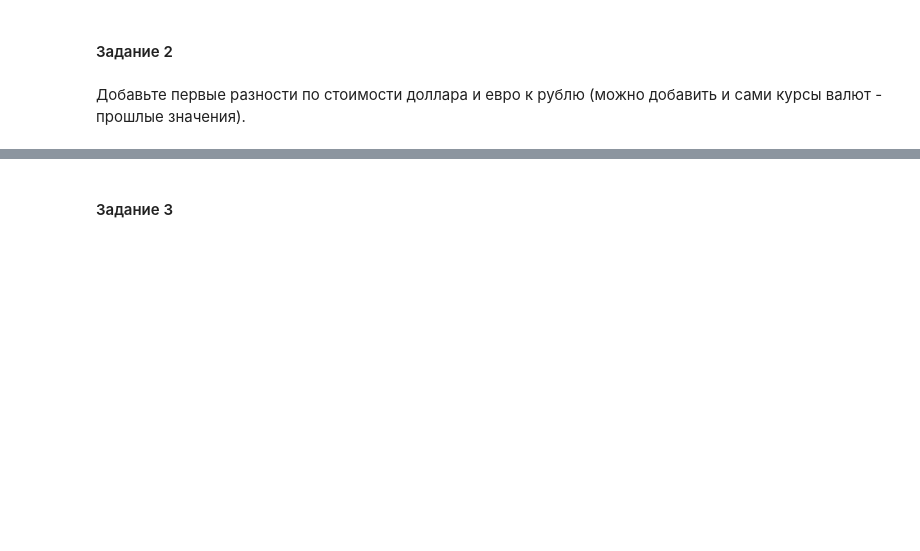
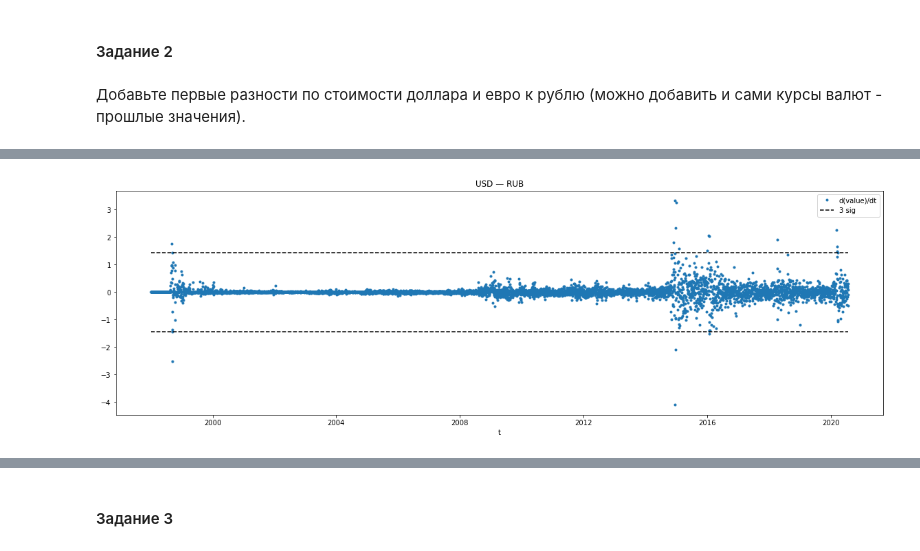
Before and after one commit to superbe/MachineLearningInBusiness, a Jupyter notebook: Lesson 5.ipynb, the cells around one changed output, grey strips where cells are left out. Cells and saved outputs as stored; diff of their text form; code cells hidden in the pictures; blank space fills up the shorter version.

```diff
--- a/Lesson 5.ipynb
+++ b/Lesson 5.ipynb
@@ -29,0 +36,14 @@ import warnings
+# %%
+def show_difference(data, delta, field_name, label, title, xlabel):
+    result = (data[field_name].values[delta:]- data[field_name].values[:-delta])/np.absolute(2 * delta)
+    # Потому что производная.
+    s = np.std(result)**0.5*3
+    plt.figure(figsize=(20,6))
+    plt.plot(data.iloc[:-delta].index,result,'.', label=label)
+    plt.plot(data.iloc[[delta,-delta]].index,[s, s],'--k',label ='3 sig')
+    plt.plot(data.iloc[[delta,-delta]].index,[-s, -s],'--k')
+    plt.xlabel(xlabel)
+    plt.legend()
+    plt.title(title)
+    plt.show()
+    return result
@@ -86,0 +148,4 @@ plt.show()
+# %%
+d_data_usd = show_difference(data_usd, 1, 'value', 'd(value)/dt', 'USD — RUB', 't')
+# %% [output]
+[figure, added]
```
Also changed, not shown: parts of 38 cells of this notebook.
